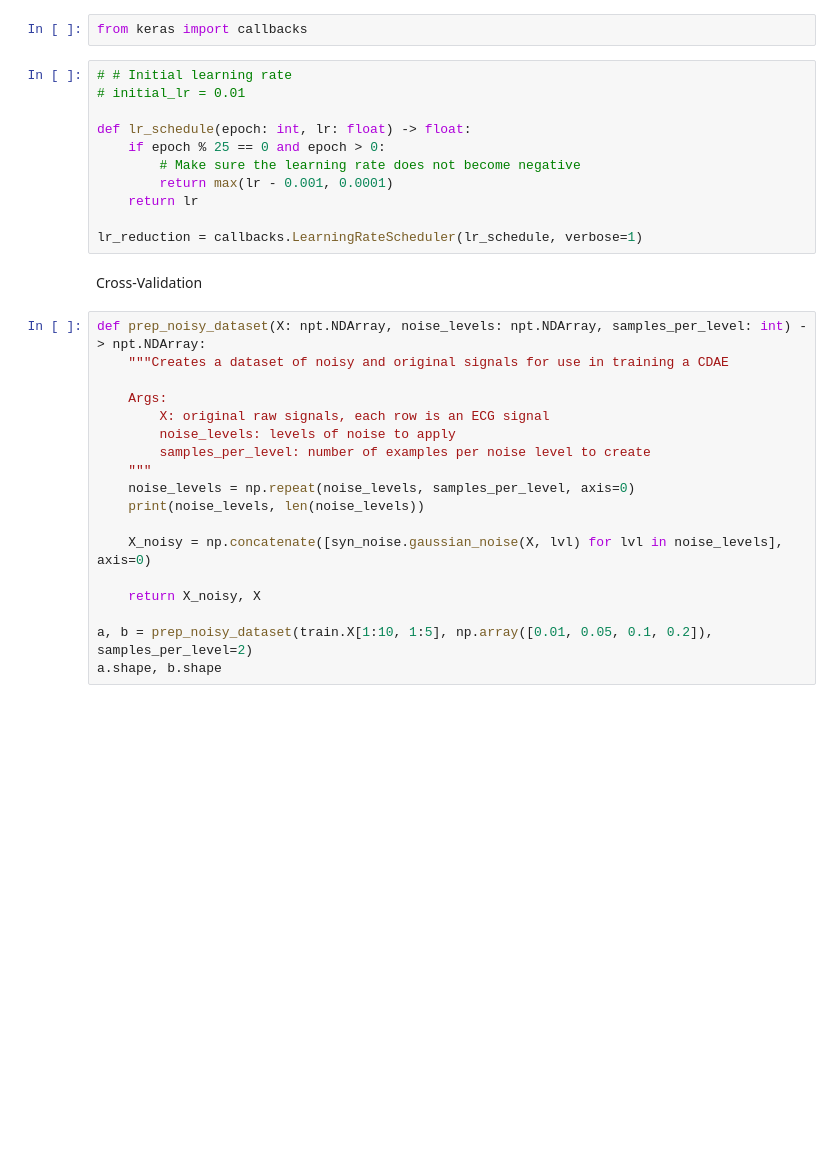
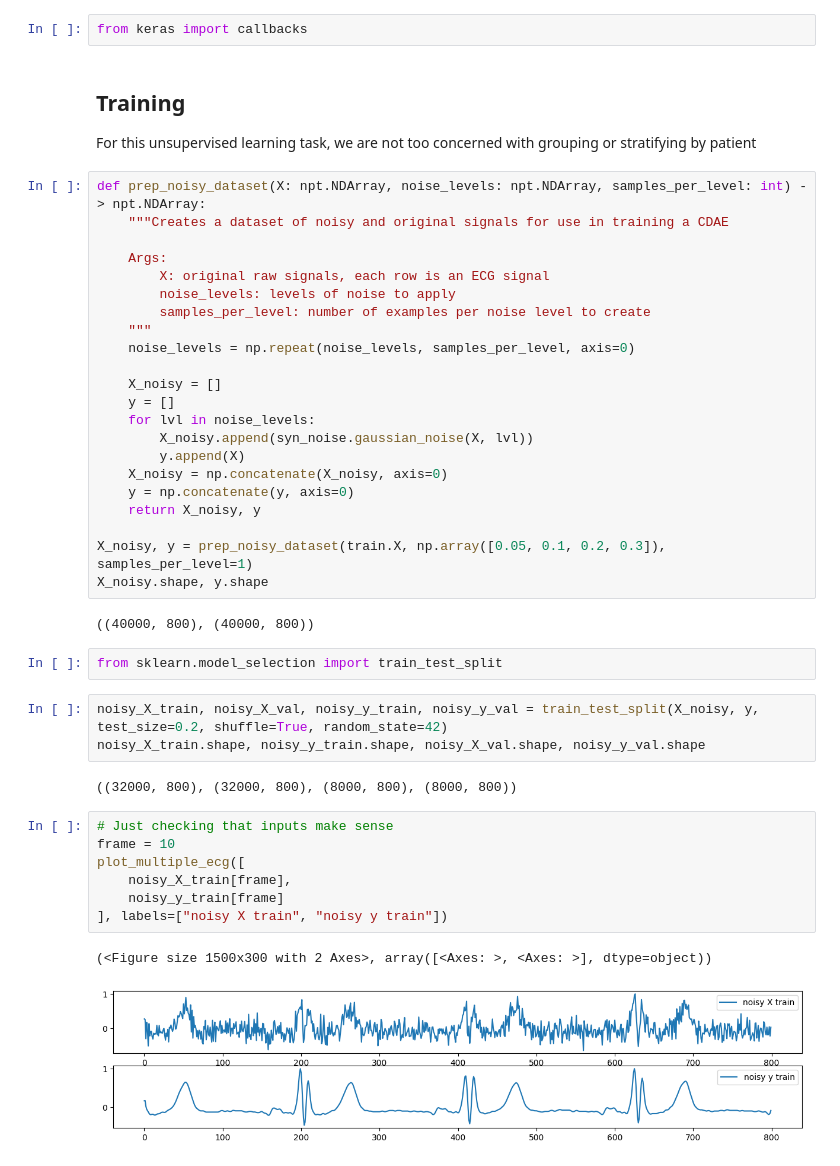
Before and after one commit to zhangchengyue/ECG_Classification, a Jupyter notebook: nbs/03_denoising.ipynb, the cells around one changed output. Saved outputs shown, nothing was run; the diff lists cells and outputs as text; blank space fills up the shorter version.

```diff
--- a/nbs/03_denoising.ipynb
+++ b/nbs/03_denoising.ipynb
@@ -88,18 +121,9 @@ cdae.model.summary()
 # %%
 from keras import callbacks
-# %%
-# # Initial learning rate
-# initial_lr = 0.01
-
-def lr_schedule(epoch: int, lr: float) -> float:
-    if epoch % 25 == 0 and epoch > 0:
-        # Make sure the learning rate does not become negative
-        return max(lr - 0.001, 0.0001)
-    return lr
-
-lr_reduction = callbacks.LearningRateScheduler(lr_schedule, verbose=1)
 # %% [markdown]
-Cross-Validation
+## Training
+
+For this unsupervised learning task, we are not too concerned with grouping or stratifying by patient
 # %%
 def prep_noisy_dataset(X: npt.NDArray, noise_levels: npt.NDArray, samples_per_level: int) -> npt.NDArray:
     """Creates a dataset of noisy and original signals for use in training a CDAE
@@ -110,12 +134,35 @@ def prep_noisy_dataset(X: npt.NDArray, noise_levels: npt.NDArray, samples_per_le
         samples_per_level: number of examples per noise level to create
     """
     noise_levels = np.repeat(noise_levels, samples_per_level, axis=0)
-    print(noise_levels, len(noise_levels))
 
-    X_noisy = np.concatenate([syn_noise.gaussian_noise(X, lvl) for lvl in noise_levels], axis=0)
+    X_noisy = []
+    y = []
+    for lvl in noise_levels:
+        X_noisy.append(syn_noise.gaussian_noise(X, lvl))
+        y.append(X)
+    X_noisy = np.concatenate(X_noisy, axis=0)
+    y = np.concatenate(y, axis=0)
+    return X_noisy, y
 
-    return X_noisy, X
-
-a, b = prep_noisy_dataset(train.X[1:10, 1:5], np.array([0.01, 0.05, 0.1, 0.2]), samples_per_level=2)
-a.shape, b.shape
+X_noisy, y = prep_noisy_dataset(train.X, np.array([0.05, 0.1, 0.2, 0.3]), samples_per_level=1)
+X_noisy.shape, y.shape
+# %% [output]
+((40000, 800), (40000, 800))
+# %%
+from sklearn.model_selection import train_test_split
+# %%
+noisy_X_train, noisy_X_val, noisy_y_train, noisy_y_val = train_test_split(X_noisy, y, test_size=0.2, shuffle=True, random_state=42)
+noisy_X_train.shape, noisy_y_train.shape, noisy_X_val.shape, noisy_y_val.shape
+# %% [output]
+((32000, 800), (32000, 800), (8000, 800), (8000, 800))
+# %%
+# Just checking that inputs make sense
+frame = 10
+plot_multiple_ecg([
+    noisy_X_train[frame],
+    noisy_y_train[frame]
+], labels=["noisy X train", "noisy y train"])
+# %% [output]
+(<Figure size 1500x300 with 2 Axes>, array([<Axes: >, <Axes: >], dtype=object))
+[figure, added]
 # %%
```
Also changed, not shown: parts of 9 cells of this notebook, 3 other files.
